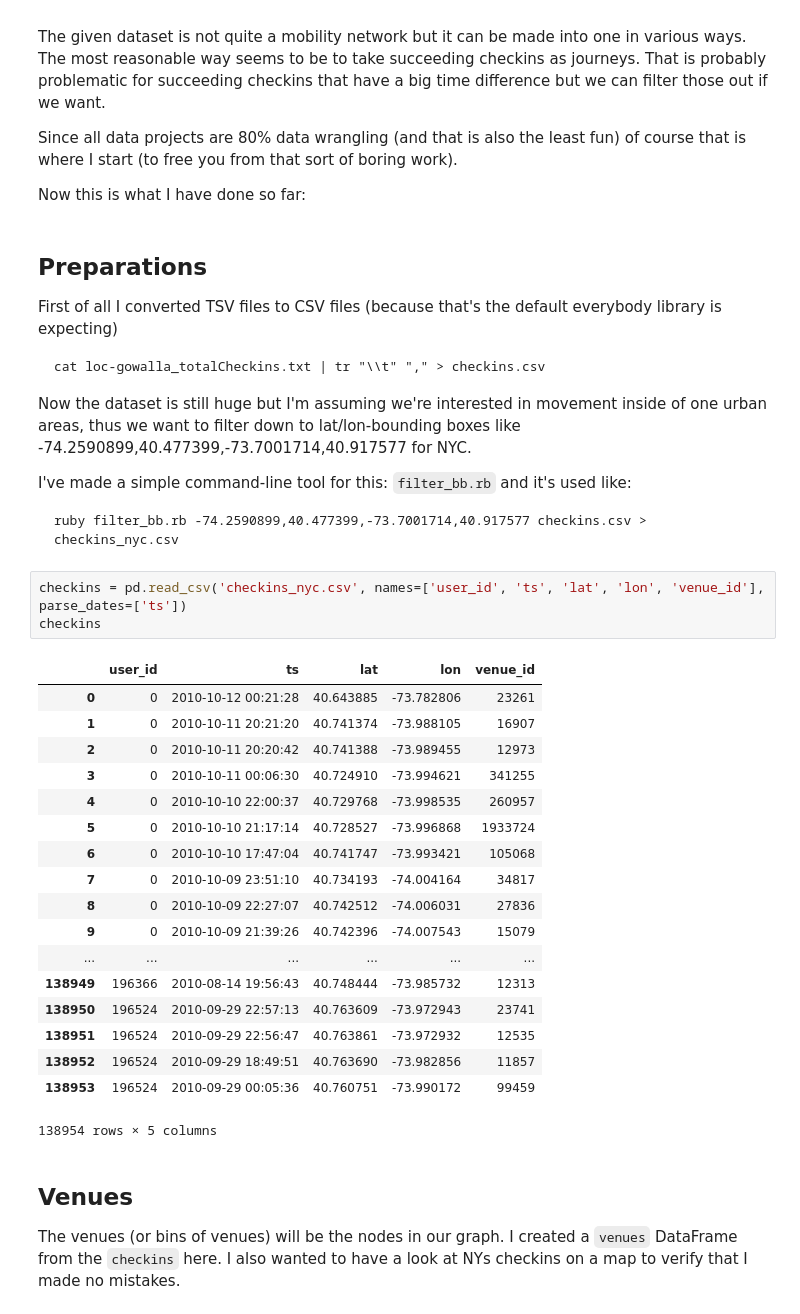
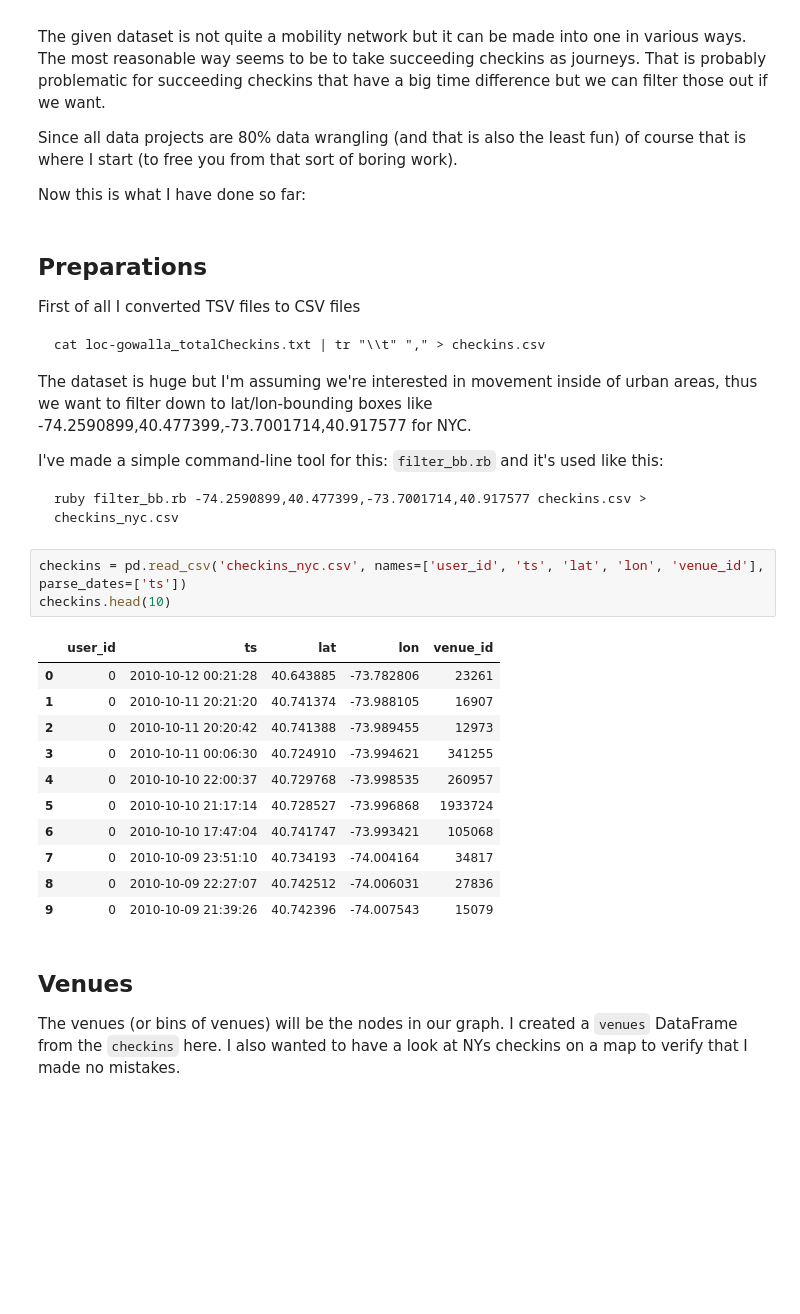
Before and after one commit to kirel/unicef, a Jupyter notebook: graph.ipynb, the cells around one changed output. Drawn from its saved outputs; the diff is of its cells as text; blank space fills up the shorter version.

```diff
--- a/graph.ipynb
+++ b/graph.ipynb
@@ -19,37 +19,30 @@ Now this is what I have done so far:
 # %% [markdown]
 ## Preparations
 
-First of all I converted TSV files to CSV files (because that's the default everybody library is expecting)
+First of all I converted TSV files to CSV files
 
     cat loc-gowalla_totalCheckins.txt | tr "\\t" "," > checkins.csv
 
-Now the dataset is still huge but I'm assuming we're interested in movement inside of one urban areas, thus we want to filter down to lat/lon-bounding boxes like -74.2590899,40.477399,-73.7001714,40.917577 for NYC.
+The dataset is huge but I'm assuming we're interested in movement inside of urban areas, thus we want to filter down to lat/lon-bounding boxes like -74.2590899,40.477399,-73.7001714,40.917577 for NYC.
 
-I've made a simple command-line tool for this: `filter_bb.rb` and it's used like:
+I've made a simple command-line tool for this: `filter_bb.rb` and it's used like this:
 
     ruby filter_bb.rb -74.2590899,40.477399,-73.7001714,40.917577 checkins.csv > checkins_nyc.csv
 # %%
 checkins = pd.read_csv('checkins_nyc.csv', names=['user_id', 'ts', 'lat', 'lon', 'venue_id'], parse_dates=['ts'])
-checkins
+checkins.head(10)
 # %% [output]
 |  | user_id | ts | lat | lon | venue_id |
 | 0 | 0 | 2010-10-12 00:21:28 | 40.643885 | -73.782806 | 23261 |
 | 1 | 0 | 2010-10-11 20:21:20 | 40.741374 | -73.988105 | 16907 |
 | 2 | 0 | 2010-10-11 20:20:42 | 40.741388 | -73.989455 | 12973 |
 | 3 | 0 | 2010-10-11 00:06:30 | 40.724910 | -73.994621 | 341255 |
 | 4 | 0 | 2010-10-10 22:00:37 | 40.729768 | -73.998535 | 260957 |
 | 5 | 0 | 2010-10-10 21:17:14 | 40.728527 | -73.996868 | 1933724 |
 | 6 | 0 | 2010-10-10 17:47:04 | 40.741747 | -73.993421 | 105068 |
 | 7 | 0 | 2010-10-09 23:51:10 | 40.734193 | -74.004164 | 34817 |
 | 8 | 0 | 2010-10-09 22:27:07 | 40.742512 | -74.006031 | 27836 |
 | 9 | 0 | 2010-10-09 21:39:26 | 40.742396 | -74.007543 | 15079 |
-| ... | ... | ... | ... | ... | ... |
-| 138949 | 196366 | 2010-08-14 19:56:43 | 40.748444 | -73.985732 | 12313 |
-| 138950 | 196524 | 2010-09-29 22:57:13 | 40.763609 | -73.972943 | 23741 |
-| 138951 | 196524 | 2010-09-29 22:56:47 | 40.763861 | -73.972932 | 12535 |
-| 138952 | 196524 | 2010-09-29 18:49:51 | 40.763690 | -73.982856 | 11857 |
-| 138953 | 196524 | 2010-09-29 00:05:36 | 40.760751 | -73.990172 | 99459 |
-138954 rows × 5 columns
 # %% [markdown]
 ## Venues
 
```
Also changed, not shown: parts of 6 cells of this notebook.
